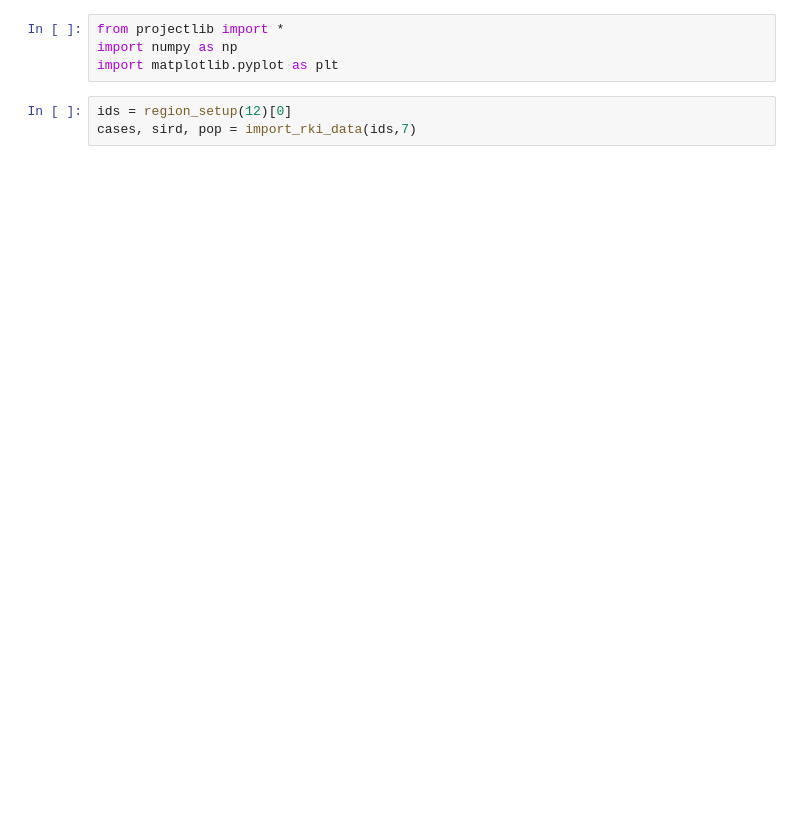
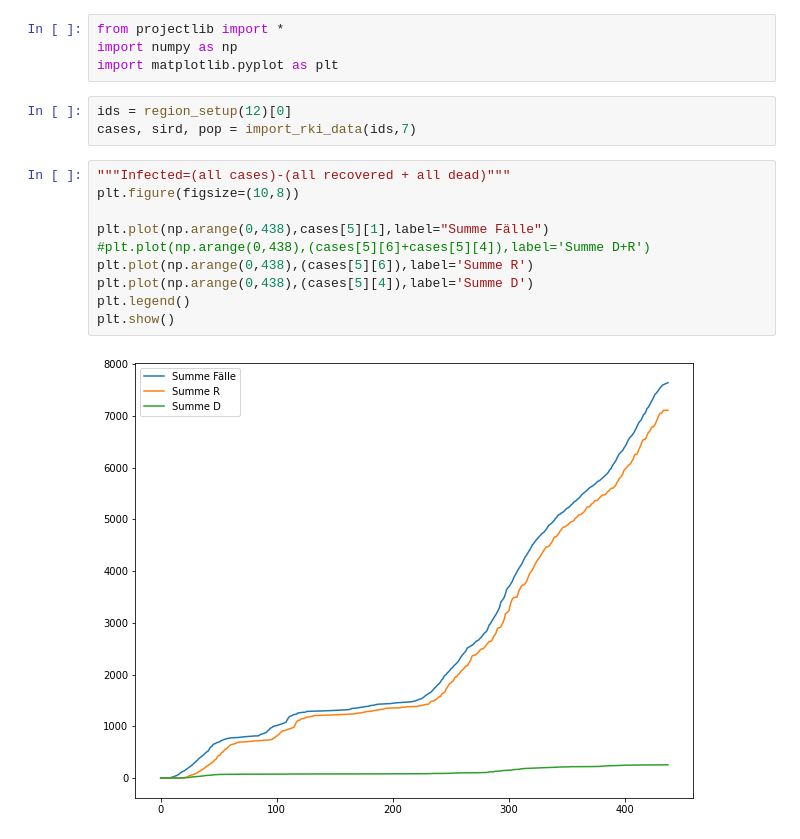
Before and after one commit to torbensun/Modeling-Of-Epidemics-With-Compartmental-And-Network-Models, a Jupyter notebook: Data Import Test Template.ipynb, the cells around one changed output. Saved outputs shown, nothing was run; the diff lists cells and outputs as text; blank space fills up the shorter version.

```diff
--- a/Data Import Test Template.ipynb
+++ b/Data Import Test Template.ipynb
@@ -5,4 +5,16 @@ import matplotlib.pyplot as plt
 # %%
 ids = region_setup(12)[0]
 cases, sird, pop = import_rki_data(ids,7)
+# %%
+"""Infected=(all cases)-(all recovered + all dead)"""
+plt.figure(figsize=(10,8))
+
+plt.plot(np.arange(0,438),cases[5][1],label="Summe Fälle")
+#plt.plot(np.arange(0,438),(cases[5][6]+cases[5][4]),label='Summe D+R')
+plt.plot(np.arange(0,438),(cases[5][6]),label='Summe R')
+plt.plot(np.arange(0,438),(cases[5][4]),label='Summe D')
+plt.legend()
+plt.show()
+# %% [output]
+[figure, added]
 # %%
```
Also changed, not shown: parts of 4 cells of this notebook, 1 other file.
